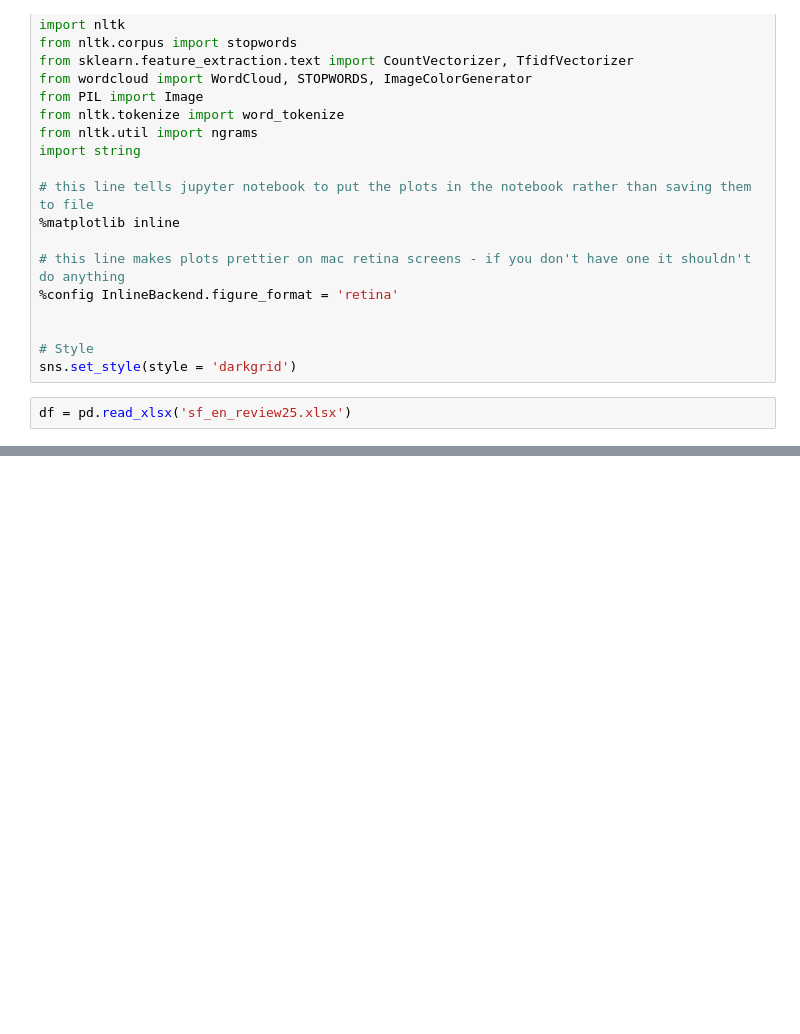
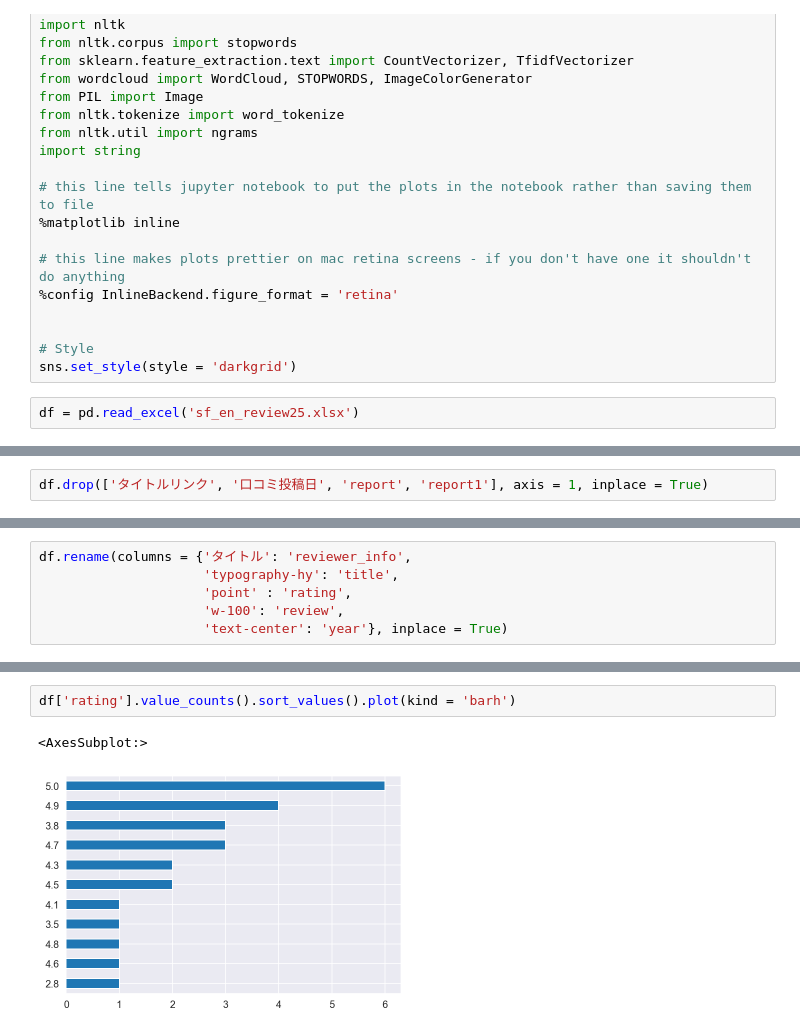
Before and after one commit to hitomi1104/sf_employee_review, a Jupyter notebook: Japanese.ipynb, the cells around one changed output, grey strips where cells are left out. Cells and saved outputs as stored; diff of their text form; blank space fills up the shorter version.

```diff
--- a/Japanese.ipynb
+++ b/Japanese.ipynb
@@ -41,4 +41,4 @@ import string
 # Style
 sns.set_style(style = 'darkgrid')
 # %%
-df = pd.read_xlsx('sf_en_review25.xlsx')
+df = pd.read_excel('sf_en_review25.xlsx')
@@ -44,0 +60,2 @@ df = pd.read_xlsx('sf_en_review25.xlsx')
+# %%
+df.drop(['タイトルリンク', '口コミ投稿日', 'report', 'report1'], axis = 1, inplace = True)
@@ -44,0 +70,6 @@ df = pd.read_xlsx('sf_en_review25.xlsx')
+# %%
+df.rename(columns = {'タイトル': 'reviewer_info',
+                     'typography-hy': 'title',
+                     'point' : 'rating',
+                     'w-100': 'review',
+                     'text-center': 'year'}, inplace = True)
@@ -44,0 +91,5 @@ df = pd.read_xlsx('sf_en_review25.xlsx')
+# %%
+df['rating'].value_counts().sort_values().plot(kind = 'barh')
+# %% [output]
+<AxesSubplot:>
+[figure, added]
```
Also changed, not shown: parts of 9 cells of this notebook, 2 other files.
